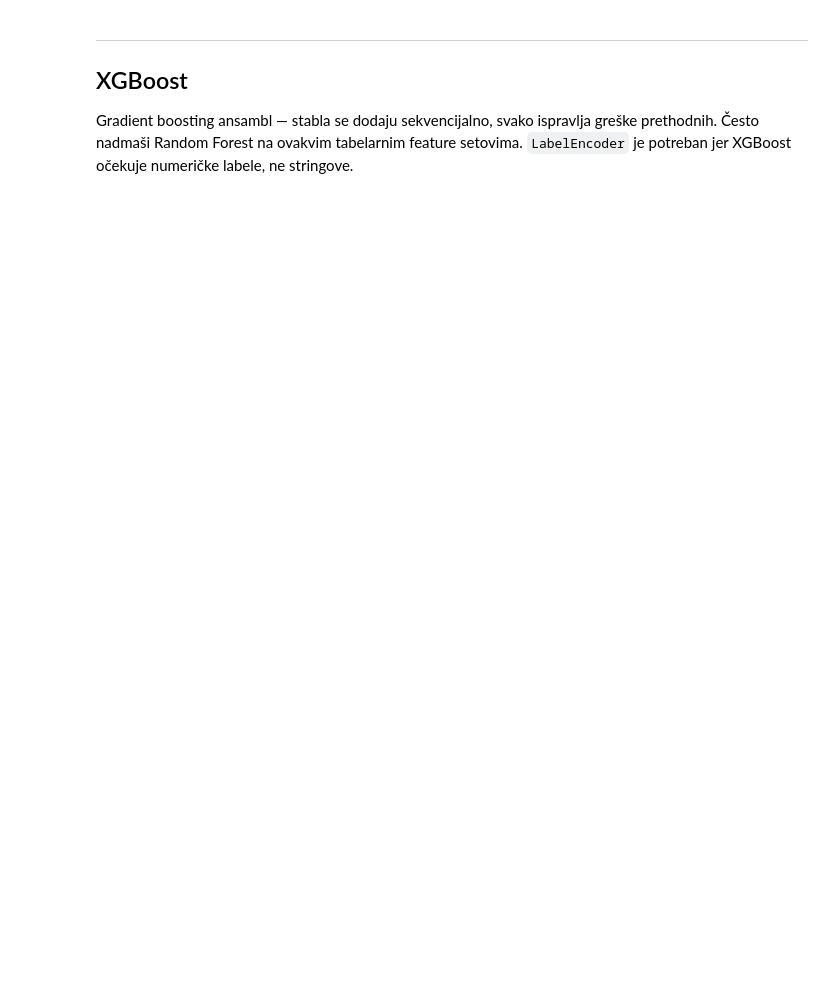
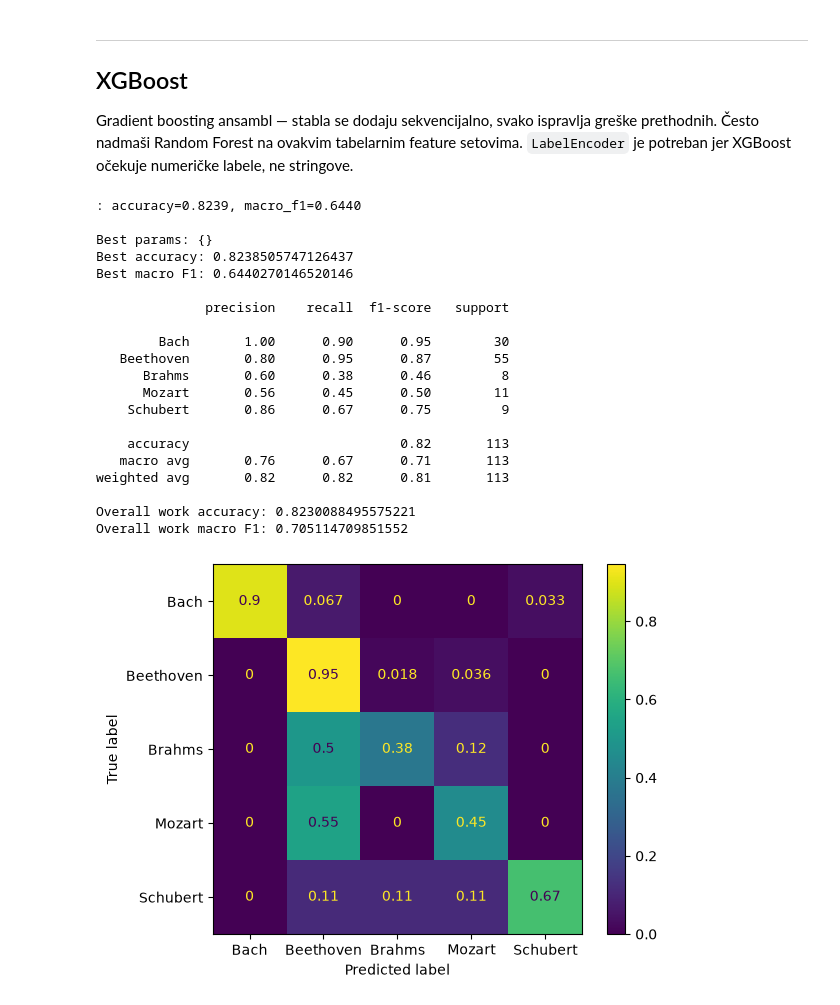
Before and after one commit to markovucic/music_classifier, a Jupyter notebook: notebooks/classic_models_midi.ipynb, the cells around one changed output. Saved outputs shown, nothing was run; the diff lists cells and outputs as text; code cells hidden in the pictures; blank space fills up the shorter version.

```diff
--- a/notebooks/classic_models_midi.ipynb
+++ b/notebooks/classic_models_midi.ipynb
@@ -174,31 +195,49 @@ očekuje numeričke labele, ne stringove.
 # %%
 from xgboost import XGBClassifier
 from sklearn import preprocessing
 from sklearn.pipeline import make_pipeline
 from sklearn.preprocessing import StandardScaler
 from sklearn.svm import SVC
 
-param_grid = {
-    "C": [10 ** i for i in range(-1, 3)],
-    "gamma": [0.001, 0.005, 0.01, 0.1]
-}
-
 xgb_model = XGBClassifier(
-    n_estimators=300,
+    n_estimators=400,
     max_depth=5,
     learning_rate=0.1,
     eval_metric="mlogloss",
     random_state=42,
     n_jobs=-1
 )
 
 _ = run_classical_train_pipeline(
+    "xgb_midi",
     X=X_midi,
     y=y_midi,
     groups=groups_midi,
     model=xgb_model,
     cv=sgkf,
     label_encode=True
     # param_grid=param_grid,
     # outer_cv=sgkf_outer
 )
+# %% [output]
+: accuracy=0.8239, macro_f1=0.6440
+
+Best params: {}
+Best accuracy: 0.8238505747126437
+Best macro F1: 0.6440270146520146
+
+              precision    recall  f1-score   support
+
+        Bach       1.00      0.90      0.95        30
+   Beethoven       0.80      0.95      0.87        55
+      Brahms       0.60      0.38      0.46         8
+      Mozart       0.56      0.45      0.50        11
+    Schubert       0.86      0.67      0.75         9
+
+    accuracy                           0.82       113
+   macro avg       0.76      0.67      0.71       113
+weighted avg       0.82      0.82      0.81       113
+
+Overall work accuracy: 0.8230088495575221
+Overall work macro F1: 0.705114709851552
+[figure, added]
```
Also changed, not shown: parts of 2 cells of this notebook, 4 other files.
